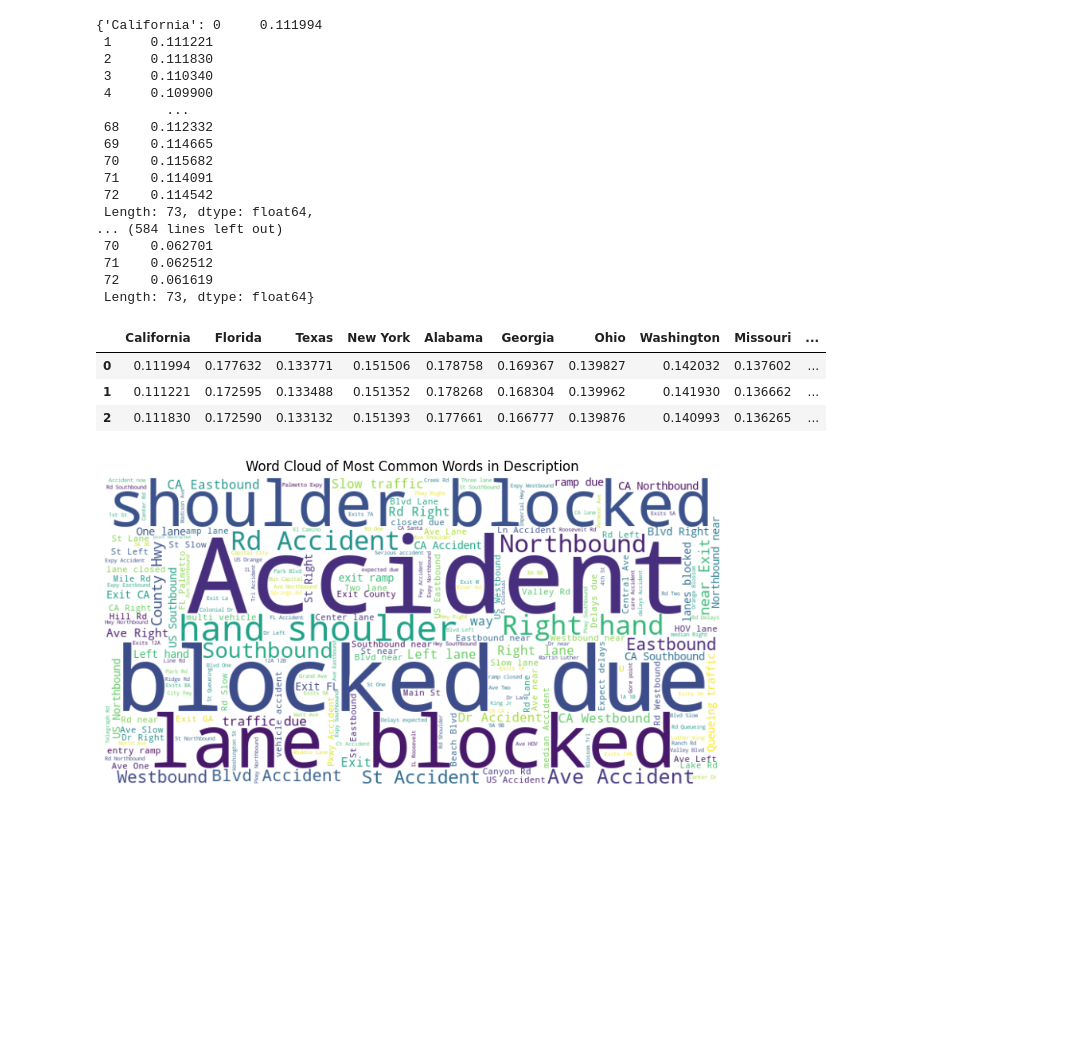
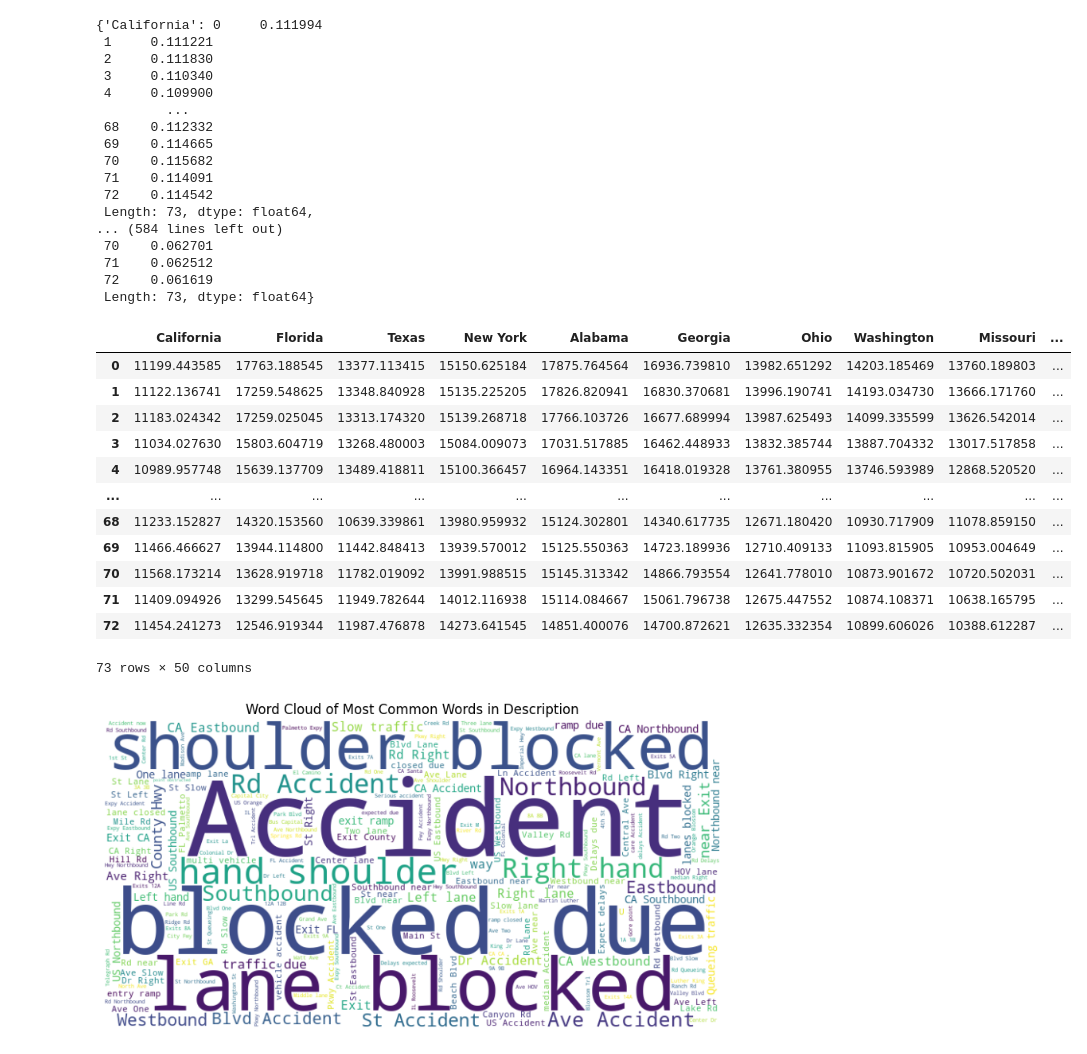
Before and after one commit to MatthewKolotylo/Car-Crash-Analytics-, a Jupyter notebook: Project Master Copy.ipynb, the cells around one changed output. Cells and saved outputs as stored; diff of their text form; code cells hidden in the pictures; blank space fills up the shorter version.

```diff
--- a/Project Master Copy.ipynb
+++ b/Project Master Copy.ipynb
@@ -1003,13 +1003,22 @@ snap_benefits_per_capita
  Length: 73, dtype: float64}
 # %%
 snap_benefits_per_capita_df = pd.DataFrame(snap_benefits_per_capita)
-# %%
-snap_benefits_per_capita_df.head(3)
-# %% [output]
-|  | California | Florida | Texas | New York | Alabama | Georgia | Ohio | Washington | Missouri | ... |
-| 0 | 0.111994 | 0.177632 | 0.133771 | 0.151506 | 0.178758 | 0.169367 | 0.139827 | 0.142032 | 0.137602 | ... |
-| 1 | 0.111221 | 0.172595 | 0.133488 | 0.151352 | 0.178268 | 0.168304 | 0.139962 | 0.141930 | 0.136662 | ... |
-| 2 | 0.111830 | 0.172590 | 0.133132 | 0.151393 | 0.177661 | 0.166777 | 0.139876 | 0.140993 | 0.136265 | ... |
+# %%
+snap_benefits_per_capita_df * 100000 #multiplying by 100,000 to get: Number of SNAP Benefits Recipients per 100,000
+# %% [output]
+|  | California | Florida | Texas | New York | Alabama | Georgia | Ohio | Washington | Missouri | ... |
+| 0 | 11199.443585 | 17763.188545 | 13377.113415 | 15150.625184 | 17875.764564 | 16936.739810 | 13982.651292 | 14203.185469 | 13760.189803 | ... |
+| 1 | 11122.136741 | 17259.548625 | 13348.840928 | 15135.225205 | 17826.820941 | 16830.370681 | 13996.190741 | 14193.034730 | 13666.171760 | ... |
+| 2 | 11183.024342 | 17259.025045 | 13313.174320 | 15139.268718 | 17766.103726 | 16677.689994 | 13987.625493 | 14099.335599 | 13626.542014 | ... |
+| 3 | 11034.027630 | 15803.604719 | 13268.480003 | 15084.009073 | 17031.517885 | 16462.448933 | 13832.385744 | 13887.704332 | 13017.517858 | ... |
+| 4 | 10989.957748 | 15639.137709 | 13489.418811 | 15100.366457 | 16964.143351 | 16418.019328 | 13761.380955 | 13746.593989 | 12868.520520 | ... |
+| ... | ... | ... | ... | ... | ... | ... | ... | ... | ... | ... |
+| 68 | 11233.152827 | 14320.153560 | 10639.339861 | 13980.959932 | 15124.302801 | 14340.617735 | 12671.180420 | 10930.717909 | 11078.859150 | ... |
+| 69 | 11466.466627 | 13944.114800 | 11442.848413 | 13939.570012 | 15125.550363 | 14723.189936 | 12710.409133 | 11093.815905 | 10953.004649 | ... |
+| 70 | 11568.173214 | 13628.919718 | 11782.019092 | 13991.988515 | 15145.313342 | 14866.793554 | 12641.778010 | 10873.901672 | 10720.502031 | ... |
+| 71 | 11409.094926 | 13299.545645 | 11949.782644 | 14012.116938 | 15114.084667 | 15061.796738 | 12675.447552 | 10874.108371 | 10638.165795 | ... |
+| 72 | 11454.241273 | 12546.919344 | 11987.476878 | 14273.641545 | 14851.400076 | 14700.872621 | 12635.332354 | 10899.606026 | 10388.612287 | ... |
+73 rows × 50 columns
 # %%
 #two samplemm t -test between california and connecticut car accidents
 #word cloud of most common words in description
```
Also changed, not shown: parts of 1 cell of this notebook.
